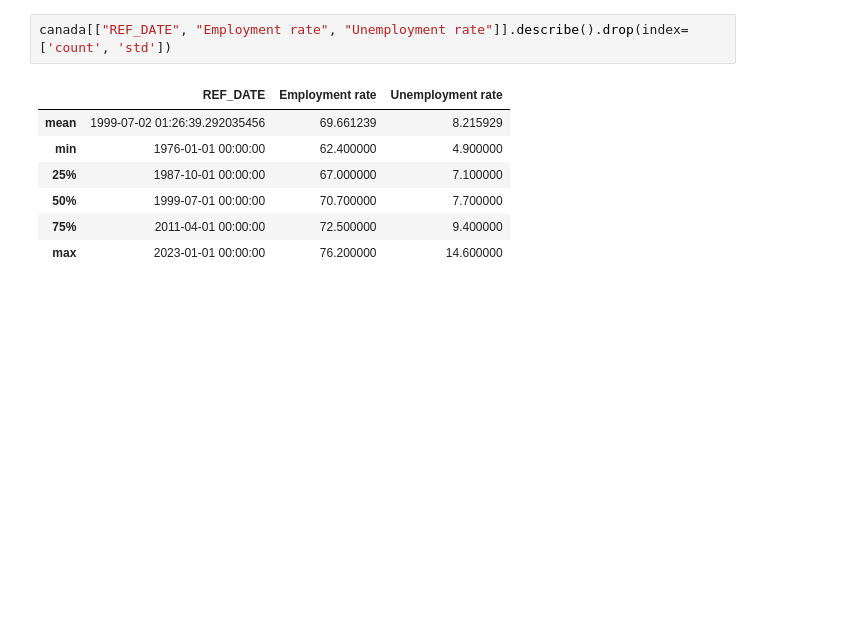
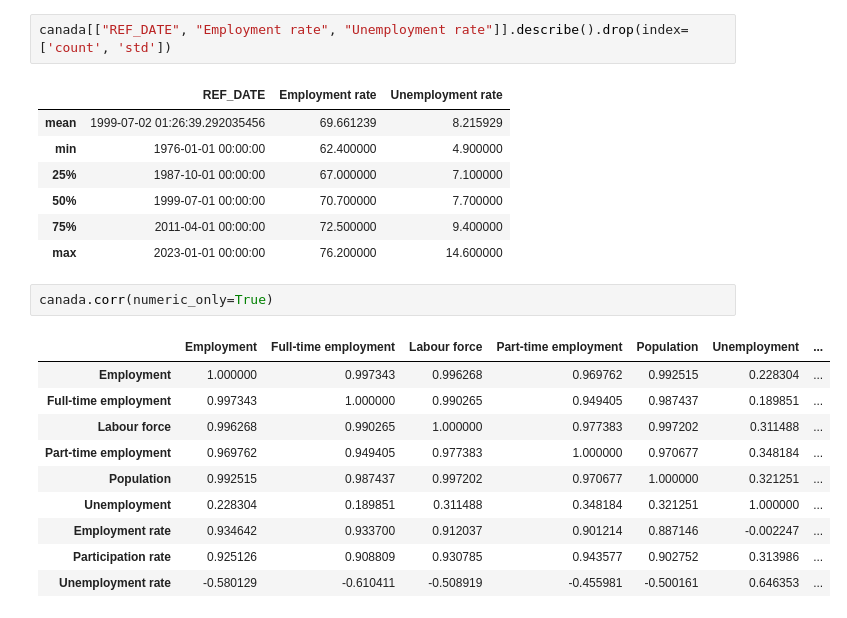
Before and after one commit to rehan-nasir/canada_labour_force_analysis, a Jupyter notebook: labor_market_analysis.ipynb, the cells around one changed output. Cells and saved outputs as stored; diff of their text form; blank space fills up the shorter version.

Commit message:
Formatting + Corr matrix

```diff
--- a/labor_market_analysis.ipynb
+++ b/labor_market_analysis.ipynb
@@ -298,3 +272,16 @@ canada[["REF_DATE", "Employment rate", "Unemployment rate"]].describe().drop(ind
 | 50% | 1999-07-01 00:00:00 | 70.700000 | 7.700000 |
 | 75% | 2011-04-01 00:00:00 | 72.500000 | 9.400000 |
 | max | 2023-01-01 00:00:00 | 76.200000 | 14.600000 |
+# %%
+canada.corr(numeric_only=True)
+# %% [output]
+|  | Employment | Full-time employment | Labour force | Part-time employment | Population | Unemployment | ... |
+| Employment | 1.000000 | 0.997343 | 0.996268 | 0.969762 | 0.992515 | 0.228304 | ... |
+| Full-time employment | 0.997343 | 1.000000 | 0.990265 | 0.949405 | 0.987437 | 0.189851 | ... |
+| Labour force | 0.996268 | 0.990265 | 1.000000 | 0.977383 | 0.997202 | 0.311488 | ... |
+| Part-time employment | 0.969762 | 0.949405 | 0.977383 | 1.000000 | 0.970677 | 0.348184 | ... |
+| Population | 0.992515 | 0.987437 | 0.997202 | 0.970677 | 1.000000 | 0.321251 | ... |
+| Unemployment | 0.228304 | 0.189851 | 0.311488 | 0.348184 | 0.321251 | 1.000000 | ... |
+| Employment rate | 0.934642 | 0.933700 | 0.912037 | 0.901214 | 0.887146 | -0.002247 | ... |
+| Participation rate | 0.925126 | 0.908809 | 0.930785 | 0.943577 | 0.902752 | 0.313986 | ... |
+| Unemployment rate | -0.580129 | -0.610411 | -0.508919 | -0.455981 | -0.500161 | 0.646353 | ... |
```
Also changed, not shown: parts of 20 cells of this notebook.
